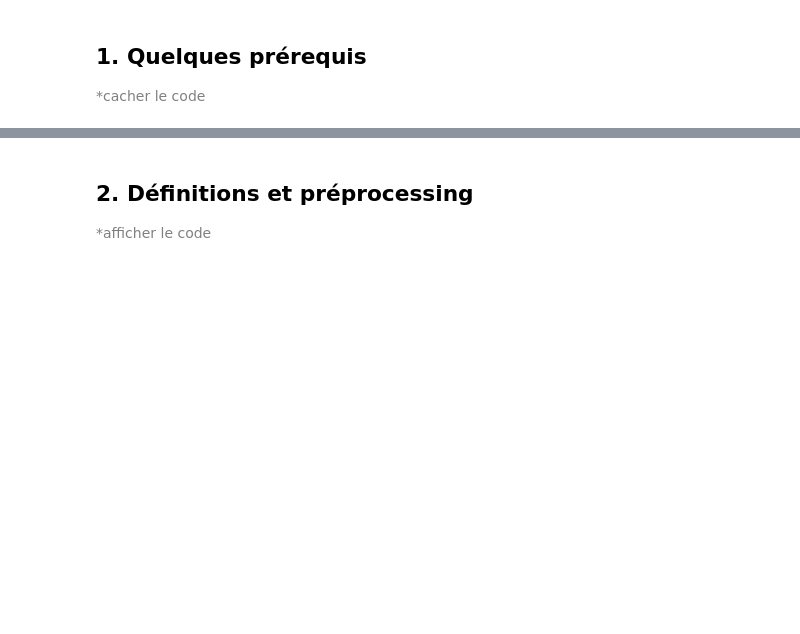
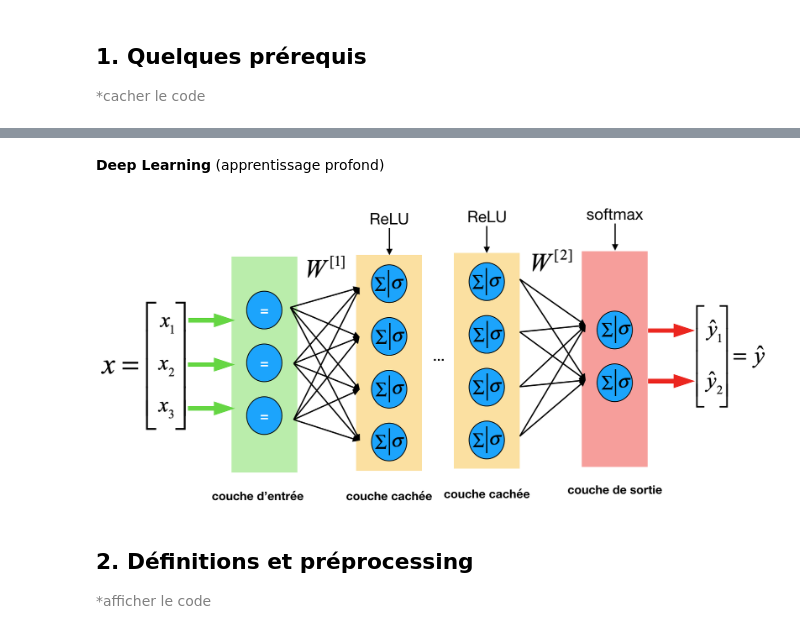
Before and after one commit to curiousML/DSA, a Jupyter notebook: text_mining/introduction/Introduction.ipynb, the cells around one changed output, grey strips where cells are left out. Saved outputs shown, nothing was run; the diff lists cells and outputs as text; code cells hidden in the pictures; blank space fills up the shorter version.

```diff
--- a/text_mining/introduction/Introduction.ipynb
+++ b/text_mining/introduction/Introduction.ipynb
@@ -27,3 +49,9 @@ HTML('''<script>code_show=true; function code_toggle() {if (code_show){$('div.in
+# %% [markdown]
+**Deep Learning** (apprentissage profond)
+# %%
+Image("img/DL.png", width=850, height = 200)
+# %% [output]
+[figure, added]
 # %% [markdown]
 ## 2. Définitions et préprocessing
 
```
Also changed, not shown: parts of 14 cells of this notebook, 10 other files.
